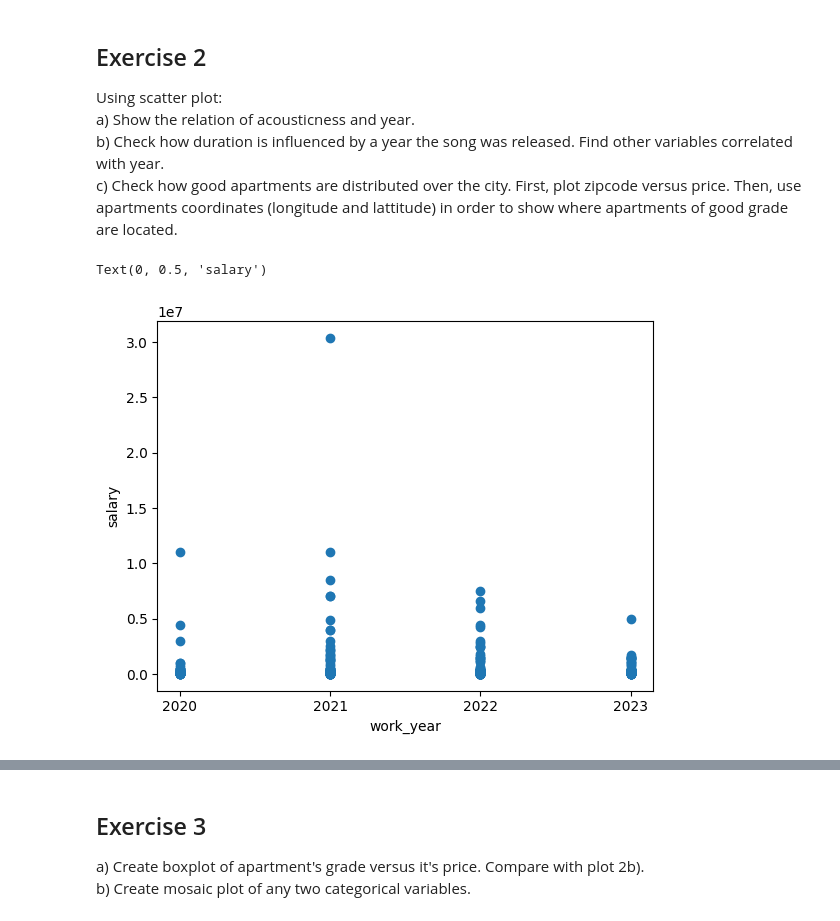
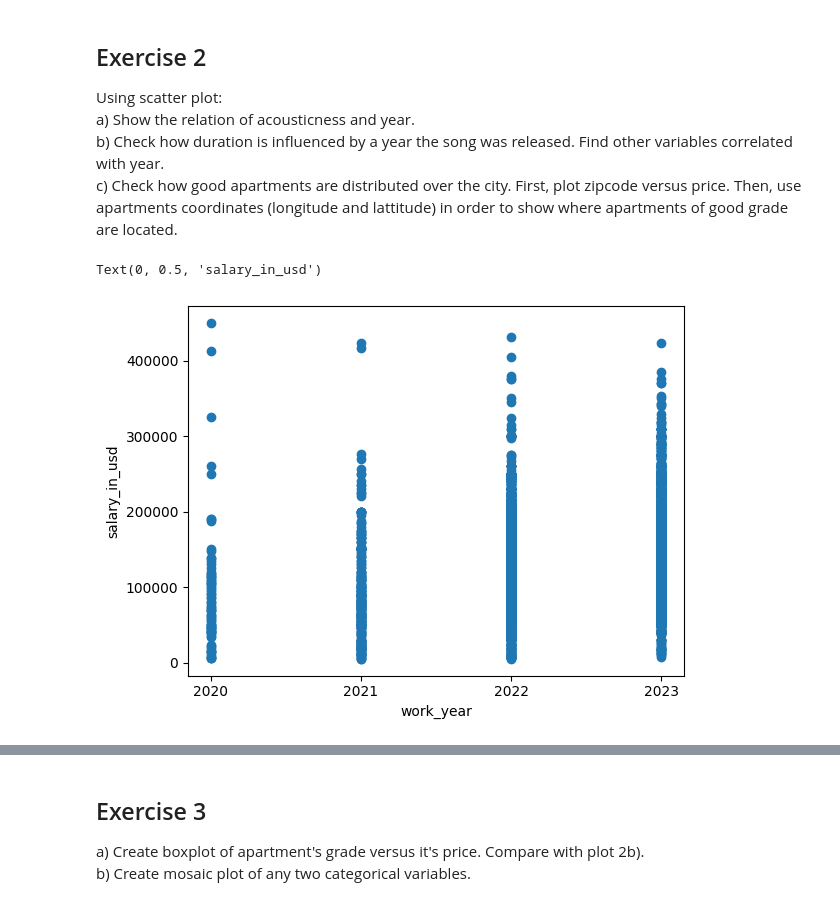
Before and after one commit to qojigedou/data_science, a Jupyter notebook: Optional_assignment_1_with_code.ipynb, the cells around one changed output, grey strips where cells are left out. Drawn from its saved outputs; the diff is of its cells as text; code cells hidden in the pictures.

```diff
--- a/Optional_assignment_1_with_code.ipynb
+++ b/Optional_assignment_1_with_code.ipynb
@@ -57,13 +76,13 @@ c) Check how good apartments are distributed over the city. First, plot zipcode
 # %%
 #a)
 #Your code:
 
-plt.scatter(df['work_year'], df['salary'])
+plt.scatter(df['work_year'], df['salary_in_usd'])
 plt.xticks(ticks=[2020, 2021, 2022, 2023])
 plt.xlabel("work_year")
-plt.ylabel("salary")
+plt.ylabel("salary_in_usd")
 
 #Hint plt.scatter
 # %% [output]
-Text(0, 0.5, 'salary')
+Text(0, 0.5, 'salary_in_usd')
-[figure, old version]
+[figure, new version]
```
Also changed, not shown: parts of 13 cells of this notebook.
